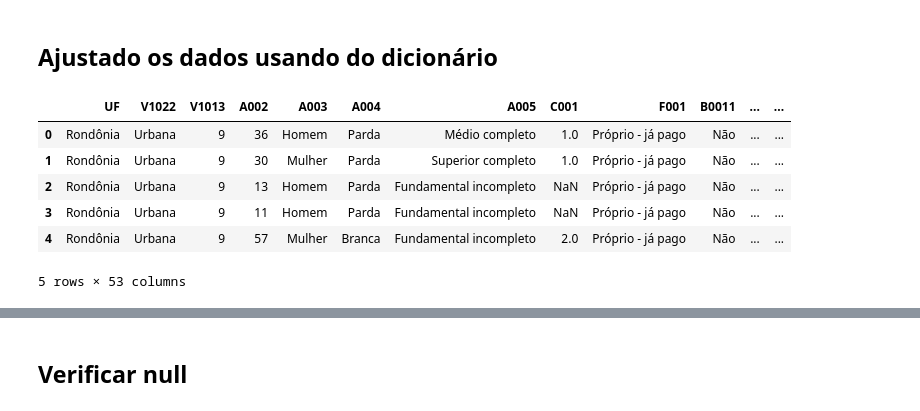
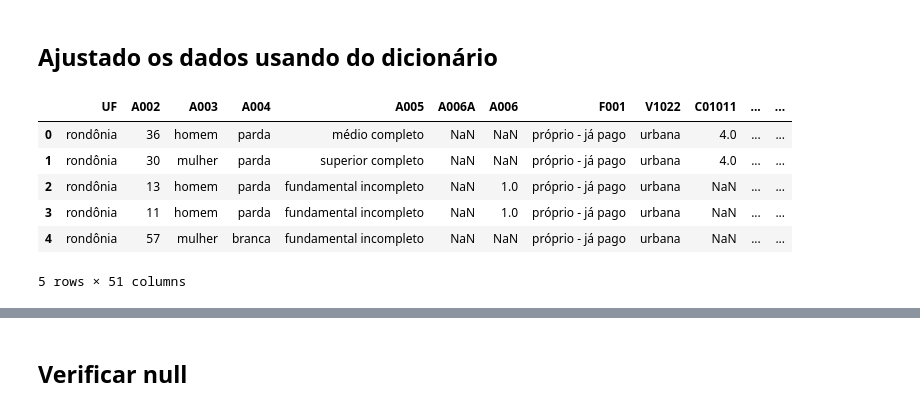
Before and after one commit to karinaguerra/postech-data-analytics-tech-challenge, a Jupyter notebook: fase_3/tratamento_dados_pnad_covid_ibge_fase_3.ipynb, the cells around one changed output, grey strips where cells are left out. Cells and saved outputs as stored; diff of their text form; code cells hidden in the pictures.

```diff
--- a/fase_3/tratamento_dados_pnad_covid_ibge_fase_3.ipynb
+++ b/fase_3/tratamento_dados_pnad_covid_ibge_fase_3.ipynb
@@ -25,9 +25,9 @@ def abrir_dics(path, sheet_name='dicionário pnad covid'):
 
     return prepdics
 
-dic09 = abrir_dics('/content/drive/MyDrive/PosTech_Analise_de_dados/FASE3/tech_challenge_3/dados/Dicionario_PNAD_COVID_092020_20220621 (1).xls')
-dic10 = abrir_dics('/content/drive/MyDrive/PosTech_Analise_de_dados/FASE3/tech_challenge_3/dados/Dicionario_PNAD_COVID_102020_20220621 (1).xls')
-dic11 = abrir_dics('/content/drive/MyDrive/PosTech_Analise_de_dados/FASE3/tech_challenge_3/dados/Dicionario_PNAD_COVID_112020_20220621 (1).xls')
+dic09 = abrir_dics('/content/drive/MyDrive/PosTech_Analise_de_dados/FASE3/tech_challenge_3/dados/Dicionario_PNAD_COVID_092020_20220621.xls')
+dic10 = abrir_dics('/content/drive/MyDrive/PosTech_Analise_de_dados/FASE3/tech_challenge_3/dados/Dicionario_PNAD_COVID_102020_20220621.xls')
+dic11 = abrir_dics('/content/drive/MyDrive/PosTech_Analise_de_dados/FASE3/tech_challenge_3/dados/Dicionario_PNAD_COVID_112020_20220621.xls')
 
 dics = [dic09, dic10, dic11]
 # %% [markdown]
@@ -72,7 +72,7 @@ def limpar_dicionarios(*dfs):
         # Preenche os valores NaN e faz uma cópia
         clean = df.ffill().copy()
         # Converte para minúsculas as colunas de string, exceto a coluna 'tipo'
-        clean.apply(lambda x: x.str.lower() if x.name != 'tipo' and x.dtype == 'object' else x)
+        clean = clean.apply(lambda x: x.str.lower() if x.name != 'tipo' and x.name != 'variavel' and x.dtype == 'object' else x)
         # Substitui padrões nas colunas de string
         replaces = {'  ': ' ', r'\n': ' ', r'\r': ' ', r'/': ' ou ', r'%': '_por_cento'}
         clean.replace(replaces, regex=True, inplace=True)
@@ -226,15 +226,11 @@ df_concat.shape
 ## Selecionar as colunas
 # %%
 # Lista de variáveis selecionadas
-variaveis_selecionadas = ['UF', 'V1022', 'V1013', 'A002', 'A003', 'A004', 'A005',
-                       'C001','F001', 'B0011', 'B0012', 'B0013', 'B0014',
-                       'B0015','B0016', 'B0017', 'B0018', 'B0019', 'B00110',
-                       'B00111', 'B00112', 'B00113', 'B002', 'B0041', 'B0042',
-                       'B0043', 'B0044', 'B0045', 'B0046', 'B008', 'B009A',
-                       'B009B', 'B009C', 'B009D', 'B009E', 'B009F', 'B0101',
-                       'B0102', 'B0103', 'B0104', 'B0105', 'B0106', 'B011',
-                       'C006', 'C007', 'C008', 'C009', 'C013', 'D0063',
-                       'D0051', 'D0053', 'D0061', 'E001']
+variaveis_selecionadas = ['UF' ,'A002' ,'A003' ,'A004' ,'A005' ,'A006A' ,'A006' ,'F001' ,'V1022' ,'C01011' ,'B011' ,'B0011' ,'B0012'
+                          ,'B0013' ,'B0014' ,'B0015' ,'B0016' ,'B0017' ,'B0018' ,'B0019' ,'B00110' ,'B00111' ,'B00112' ,'B00113' ,'B002'
+                          ,'B0043' ,'B0046' ,'B0041' ,'B0044' ,'B0042' ,'B0045' ,'B008' ,'B009A' ,'B009B' ,'B009C' ,'B009D' ,'B009E'
+                          ,'B009F' ,'B0101' ,'B0102' ,'B0103' ,'B0104' ,'B0105' ,'B0106' ,'C002' ,'C003' ,'C004' ,'C006' ,'C007'
+                          ,'C008' ,'C013']
 
 # Selecionando apenas as colunas desejadas
 df_covid = df_concat[variaveis_selecionadas]
@@ -243,34 +239,34 @@ df_covid = df_concat[variaveis_selecionadas]
 # %%
 def rename_codes(df, var_names):
     for var_name in var_names:
         # Crie um dicionário de códigos e descrições
         code_dict = df_dics_processed.query(f'variavel == "{var_name}"')[['tipo', 'descricao']].set_index('tipo')['descricao'].to_dict()
 
         # Renomeie a variável no DataFrame
         df.loc[:, var_name] = df[var_name].map(code_dict)
 
     return df
 
 
 # Lista de variáveis para renomear
-var_names_to_rename = ['UF', 'V1022', 'A003', 'A004', 'A005', 'F001', 'B0011', 'B0012', 'B0013', 'B0014',
-                       'B0015','B0016', 'B0017', 'B0018', 'B0019', 'B00110',
-                       'B00111', 'B00112', 'B00113', 'B008', 'B0101',
-                       'B0102', 'B0103', 'B0104', 'B0105', 'B0106', 'B011', 'E001']
+var_names_to_rename = ['UF', 'A003', 'A004', 'A005', 'F001', 'V1022',
+                       'B0011', 'B0012', 'B0013', 'B0014','B0015','B0016', 'B0017',
+                       'B0018', 'B0019', 'B00110','B00111', 'B00112', 'B00113', 'B008',
+                       'B0101','B0102', 'B0103', 'B0104', 'B0105', 'B0106']
 
 
 # Renomeie as variáveis no DataFrame
 df_covid = rename_codes(df_covid, var_names_to_rename)
 
 # Exiba as primeiras linhas do DataFrame
 df_covid.head()
 # %% [output]
-|  | UF | V1022 | V1013 | A002 | A003 | A004 | A005 | C001 | F001 | B0011 | ... | ... |
-| 0 | Rondônia | Urbana | 9 | 36 | Homem | Parda | Médio completo | 1.0 | Próprio - já pago | Não | ... | ... |
-| 1 | Rondônia | Urbana | 9 | 30 | Mulher | Parda | Superior completo | 1.0 | Próprio - já pago | Não | ... | ... |
-| 2 | Rondônia | Urbana | 9 | 13 | Homem | Parda | Fundamental incompleto | NaN | Próprio - já pago | Não | ... | ... |
-| 3 | Rondônia | Urbana | 9 | 11 | Homem | Parda | Fundamental incompleto | NaN | Próprio - já pago | Não | ... | ... |
-| 4 | Rondônia | Urbana | 9 | 57 | Mulher | Branca | Fundamental incompleto | 2.0 | Próprio - já pago | Não | ... | ... |
+|  | UF | A002 | A003 | A004 | A005 | A006A | A006 | F001 | V1022 | C01011 | ... | ... |
+| 0 | rondônia | 36 | homem | parda | médio completo | NaN | NaN | próprio - já pago | urbana | 4.0 | ... | ... |
+| 1 | rondônia | 30 | mulher | parda | superior completo | NaN | NaN | próprio - já pago | urbana | 4.0 | ... | ... |
+| 2 | rondônia | 13 | homem | parda | fundamental incompleto | NaN | 1.0 | próprio - já pago | urbana | NaN | ... | ... |
+| 3 | rondônia | 11 | homem | parda | fundamental incompleto | NaN | 1.0 | próprio - já pago | urbana | NaN | ... | ... |
+| 4 | rondônia | 57 | mulher | branca | fundamental incompleto | NaN | NaN | próprio - já pago | urbana | NaN | ... | ... |
-5 rows × 53 columns
+5 rows × 51 columns
 # %%
 columns_to_map = {
```
Also changed, not shown: parts of 16 cells of this notebook.
